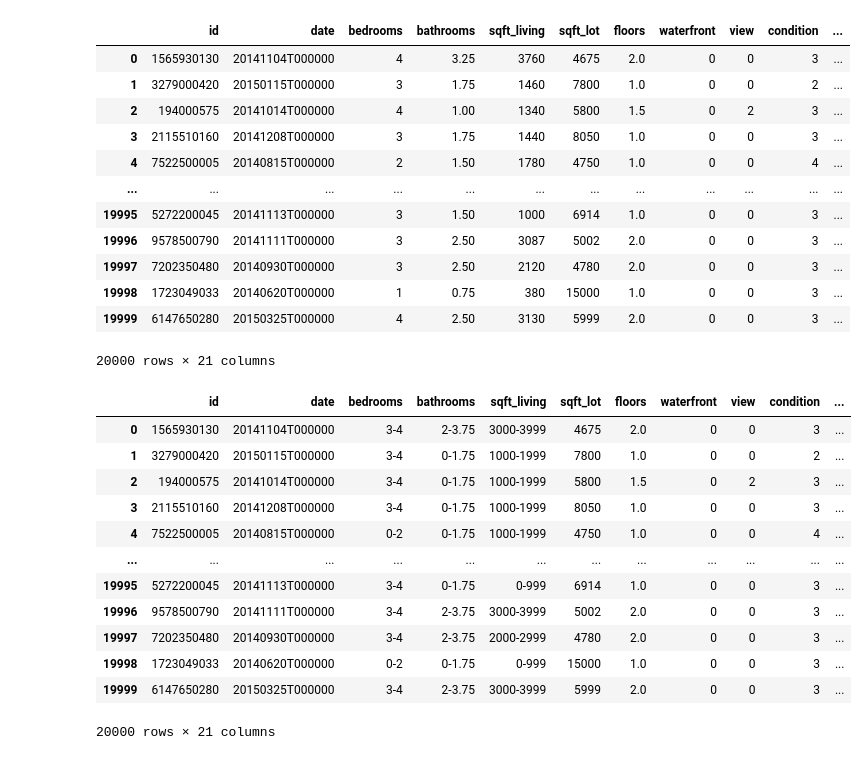
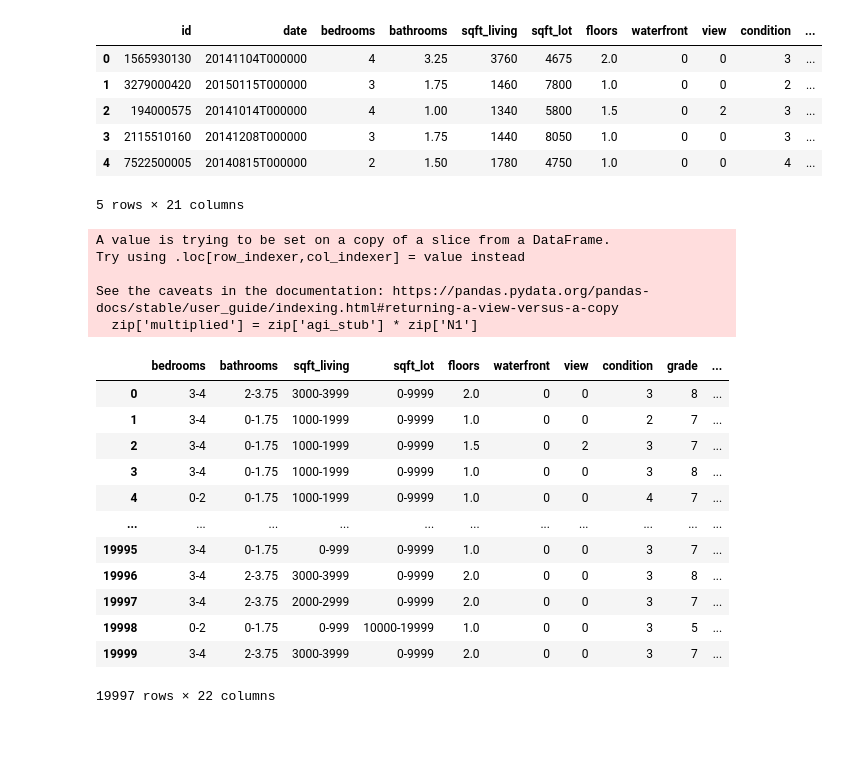
Before and after one commit to MosesIbe23/CSE450_Machine_Learning, a Jupyter notebook: Copy_of_starter_housing.ipynb, the cells around one changed output. Saved outputs shown, nothing was run; the diff lists cells and outputs as text; code cells hidden in the pictures.

```diff
--- a/Copy_of_starter_housing.ipynb
+++ b/Copy_of_starter_housing.ipynb
@@ -12,9 +12,12 @@ from sklearn.ensemble import GradientBoostingRegressor
 from sklearn.model_selection import GridSearchCV
 from xgboost import XGBRegressor
 from sklearn.preprocessing import StandardScaler
+from sklearn.preprocessing import MinMaxScaler
 
 housing = pd.read_csv('https://raw.githubusercontent.com/byui-cse/cse450-course/master/data/housing.csv')
-housing
+zip = pd.read_csv('https://raw.githubusercontent.com/joshuawiser/cse450data/refs/heads/main/wa_2021_zip.csv')
+
+housing.head()
 # %% [output]
 |  | id | date | bedrooms | bathrooms | sqft_living | sqft_lot | floors | waterfront | view | condition | ... |
 | 0 | 1565930130 | 20141104T000000 | 4 | 3.25 | 3760 | 4675 | 2.0 | 0 | 0 | 3 | ... |
@@ -22,35 +25,62 @@ housing
 | 2 | 194000575 | 20141014T000000 | 4 | 1.00 | 1340 | 5800 | 1.5 | 0 | 2 | 3 | ... |
 | 3 | 2115510160 | 20141208T000000 | 3 | 1.75 | 1440 | 8050 | 1.0 | 0 | 0 | 3 | ... |
 | 4 | 7522500005 | 20140815T000000 | 2 | 1.50 | 1780 | 4750 | 1.0 | 0 | 0 | 4 | ... |
-| ... | ... | ... | ... | ... | ... | ... | ... | ... | ... | ... | ... |
-| 19995 | 5272200045 | 20141113T000000 | 3 | 1.50 | 1000 | 6914 | 1.0 | 0 | 0 | 3 | ... |
-| 19996 | 9578500790 | 20141111T000000 | 3 | 2.50 | 3087 | 5002 | 2.0 | 0 | 0 | 3 | ... |
-| 19997 | 7202350480 | 20140930T000000 | 3 | 2.50 | 2120 | 4780 | 2.0 | 0 | 0 | 3 | ... |
-| 19998 | 1723049033 | 20140620T000000 | 1 | 0.75 | 380 | 15000 | 1.0 | 0 | 0 | 3 | ... |
-| 19999 | 6147650280 | 20150325T000000 | 4 | 2.50 | 3130 | 5999 | 2.0 | 0 | 0 | 3 | ... |
-20000 rows × 21 columns
+5 rows × 21 columns
 # %%
 
 #Binning 'bedrooms' and 'sqft_living' into groups and categories respectively
 
+housing['date'] = pd.to_datetime(housing['date'])
+housing['year_sold'] = housing['date'].dt.year
+housing['month_sold'] = housing['date'].dt.month
+housing['season_sold'] = housing['month_sold'].apply(lambda x: 1 if x in [12, 1, 2] else (2 if x in [3, 4, 5] else (3 if x in [6, 7, 8] else 4)))
+housing.drop('date', axis=1, inplace=True)
+housing.drop('month_sold', axis=1, inplace=True)
+housing.drop('id', axis=1, inplace=True)
+
+zip_columns_to_keep = ['zipcode','agi_stub','N1']
+zip = zip[zip_columns_to_keep]
+zip['multiplied'] = zip['agi_stub'] * zip['N1']
+zip = zip.groupby('zipcode').sum()
+zip['overall_rank'] = zip['multiplied']/zip['N1']
+columns_to_keep = ['overall_rank']
+zip = zip[columns_to_keep]
+zip.reset_index(inplace=True)
+
+housing = pd.merge(housing, zip, on='zipcode', how = 'left')
+
+mean_price_zip = housing.groupby('zipcode')['price'].mean()
+housing['average_price'] = housing['zipcode'].map(mean_price_zip)
+housing.drop('zipcode', axis=1, inplace=True)
+housing.drop(housing[housing['price']> 6500000].index, inplace = True)
+
 housing['bedrooms'] = pd.cut(housing['bedrooms'], bins=[0, 2, 4, 6, np.inf], labels=['0-2', '3-4', '5-6', '7+'])
 housing['bathrooms'] = pd.cut(housing['bathrooms'], bins=[0, 2, 4, 6, np.inf], labels=['0-1.75', '2-3.75', '4-5.75', '6+'])
 housing['sqft_living'] = pd.cut(housing['sqft_living'], bins=[0, 1000, 2000, 3000, 4000, np.inf], labels=['0-999', '1000-1999', '2000-2999', '3000-3999', '4000+'])
+housing['sqft_lot'] = pd.cut(housing['sqft_lot'], bins=[0, 10000, 20000, 30000, 40000, np.inf], labels=['0-9999', '10000-19999', '20000-29999', '30000-39999', '40000+'])
+housing['sqft_above'] = pd.cut(housing['sqft_above'], bins=[0, 1000, 2000, 3000, 4000,np.inf], labels=['0-999', '1000-1999', '2000-2999', '3000-3999', '4000+'])
+housing['sqft_basement'] = pd.cut(housing['sqft_basement'], bins=[0, 500, 1000, 1500, 2000, np.inf], labels=['0-499', '500-999', '1000-1499', '1500-1999', '2000+'])
+housing['average_price'] = pd.cut(housing['average_price'], bins=[0, 100000, 200000, 300000, 400000, 500000, 600000, np.inf], labels=['0-99999', '100000-199999', '200000-299999', '300000-399999', '400000-499999', '500000-599999', '600000+'])
 
 housing
 # %% [output]
+A value is trying to be set on a copy of a slice from a DataFrame.
+Try using .loc[row_indexer,col_indexer] = value instead
+
+See the caveats in the documentation: https://pandas.pydata.org/pandas-docs/stable/user_guide/indexing.html#returning-a-view-versus-a-copy
+  zip['multiplied'] = zip['agi_stub'] * zip['N1']
-|  | id | date | bedrooms | bathrooms | sqft_living | sqft_lot | floors | waterfront | view | condition | ... |
-| 0 | 1565930130 | 20141104T000000 | 3-4 | 2-3.75 | 3000-3999 | 4675 | 2.0 | 0 | 0 | 3 | ... |
-| 1 | 3279000420 | 20150115T000000 | 3-4 | 0-1.75 | 1000-1999 | 7800 | 1.0 | 0 | 0 | 2 | ... |
-| 2 | 194000575 | 20141014T000000 | 3-4 | 0-1.75 | 1000-1999 | 5800 | 1.5 | 0 | 2 | 3 | ... |
-| 3 | 2115510160 | 20141208T000000 | 3-4 | 0-1.75 | 1000-1999 | 8050 | 1.0 | 0 | 0 | 3 | ... |
-| 4 | 7522500005 | 20140815T000000 | 0-2 | 0-1.75 | 1000-1999 | 4750 | 1.0 | 0 | 0 | 4 | ... |
-| ... | ... | ... | ... | ... | ... | ... | ... | ... | ... | ... | ... |
-| 19995 | 5272200045 | 20141113T000000 | 3-4 | 0-1.75 | 0-999 | 6914 | 1.0 | 0 | 0 | 3 | ... |
-| 19996 | 9578500790 | 20141111T000000 | 3-4 | 2-3.75 | 3000-3999 | 5002 | 2.0 | 0 | 0 | 3 | ... |
-| 19997 | 7202350480 | 20140930T000000 | 3-4 | 2-3.75 | 2000-2999 | 4780 | 2.0 | 0 | 0 | 3 | ... |
-| 19998 | 1723049033 | 20140620T000000 | 0-2 | 0-1.75 | 0-999 | 15000 | 1.0 | 0 | 0 | 3 | ... |
-| 19999 | 6147650280 | 20150325T000000 | 3-4 | 2-3.75 | 3000-3999 | 5999 | 2.0 | 0 | 0 | 3 | ... |
+|  | bedrooms | bathrooms | sqft_living | sqft_lot | floors | waterfront | view | condition | grade | ... |
+| 0 | 3-4 | 2-3.75 | 3000-3999 | 0-9999 | 2.0 | 0 | 0 | 3 | 8 | ... |
+| 1 | 3-4 | 0-1.75 | 1000-1999 | 0-9999 | 1.0 | 0 | 0 | 2 | 7 | ... |
+| 2 | 3-4 | 0-1.75 | 1000-1999 | 0-9999 | 1.5 | 0 | 2 | 3 | 7 | ... |
+| 3 | 3-4 | 0-1.75 | 1000-1999 | 0-9999 | 1.0 | 0 | 0 | 3 | 8 | ... |
+| 4 | 0-2 | 0-1.75 | 1000-1999 | 0-9999 | 1.0 | 0 | 0 | 4 | 7 | ... |
+| ... | ... | ... | ... | ... | ... | ... | ... | ... | ... | ... |
+| 19995 | 3-4 | 0-1.75 | 0-999 | 0-9999 | 1.0 | 0 | 0 | 3 | 7 | ... |
+| 19996 | 3-4 | 2-3.75 | 3000-3999 | 0-9999 | 2.0 | 0 | 0 | 3 | 8 | ... |
+| 19997 | 3-4 | 2-3.75 | 2000-2999 | 0-9999 | 2.0 | 0 | 0 | 3 | 7 | ... |
+| 19998 | 0-2 | 0-1.75 | 0-999 | 10000-19999 | 1.0 | 0 | 0 | 3 | 5 | ... |
+| 19999 | 3-4 | 2-3.75 | 3000-3999 | 0-9999 | 2.0 | 0 | 0 | 3 | 7 | ... |
-20000 rows × 21 columns
+19997 rows × 22 columns
 # %%
 
```
Also changed, not shown: parts of 6 cells of this notebook.
